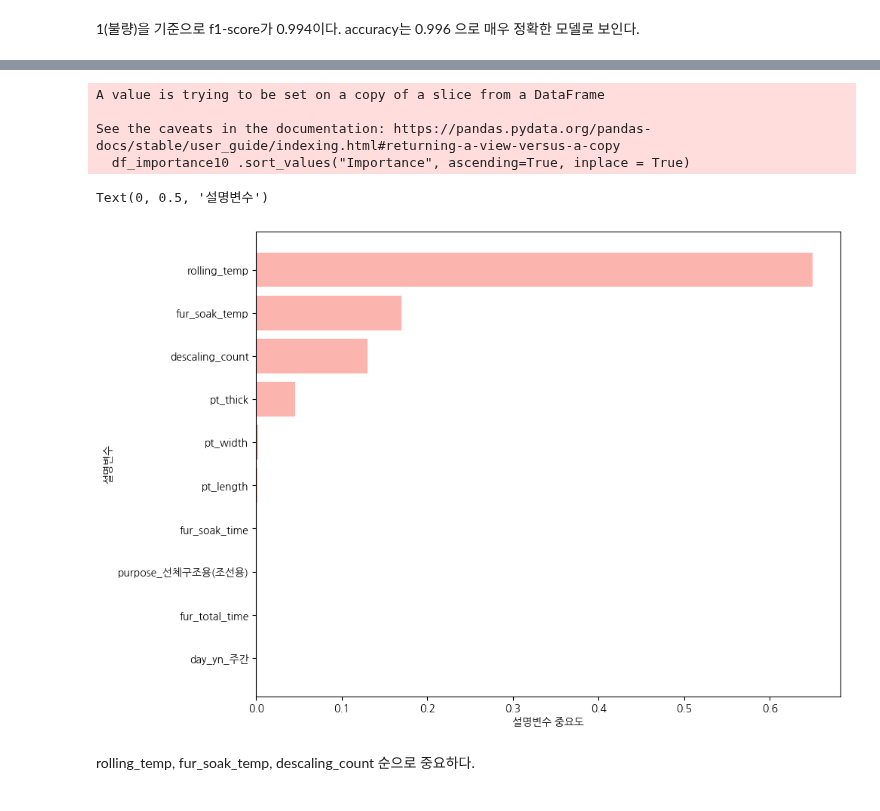
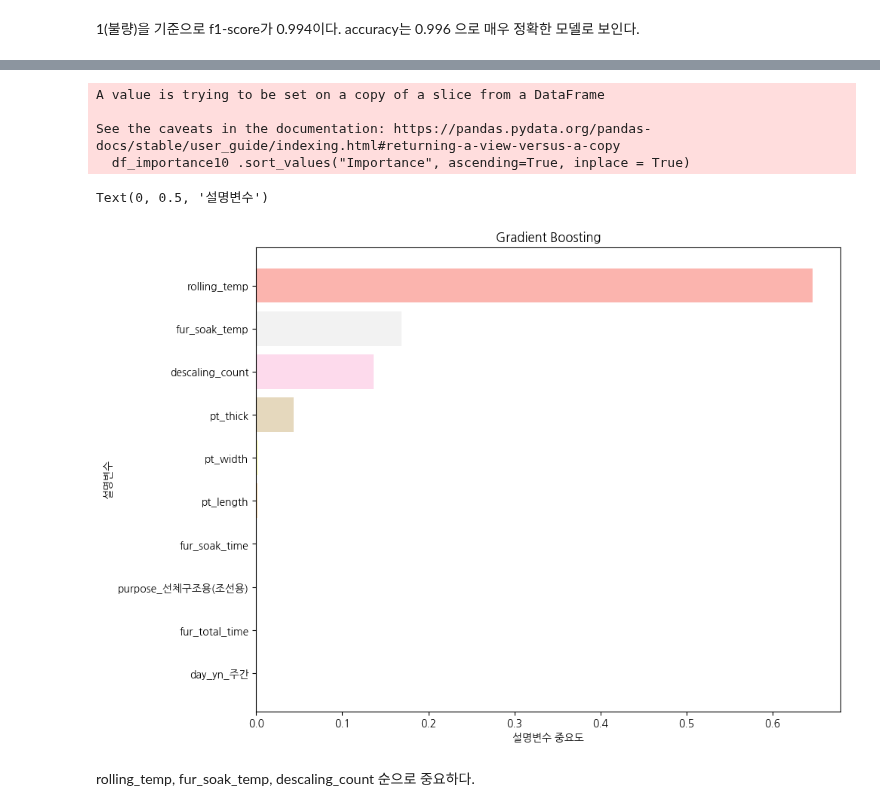
Before and after one commit to Seojiii/plate_project, a Jupyter notebook: 0312_GradientBoosting_plate_hy.ipynb, the cells around one changed output, grey strips where cells are left out. Drawn from its saved outputs; the diff is of its cells as text; code cells hidden in the pictures.

```diff
--- a/0312_GradientBoosting_plate_hy.ipynb
+++ b/0312_GradientBoosting_plate_hy.ipynb
@@ -509,20 +528,22 @@ df_importance10 .round(3)
 # %%
 # 설명변수 중요도 그래프
 # 중요도가 높은 변수를 상위 10개 그림
+palette = sns.color_palette("Pastel1", len(df_importance10))
 fig, ax = plt.subplots(figsize=(10, 8))
 
 df_importance10 .sort_values("Importance", ascending=True, inplace = True)
 coordinates = range(len(df_importance10 ))
-plt.barh(y = coordinates, width = df_importance10 ["Importance"])
+plt.barh(y = coordinates, width = df_importance10 ["Importance"],color = palette)
+plt.title("Gradient Boosting")
 plt.yticks(coordinates, df_importance10 ["Feature"])
 plt.xlabel("설명변수 중요도")
 plt.ylabel("설명변수")
 # %% [output]
 A value is trying to be set on a copy of a slice from a DataFrame
 
 See the caveats in the documentation: https://pandas.pydata.org/pandas-docs/stable/user_guide/indexing.html#returning-a-view-versus-a-copy
   df_importance10 .sort_values("Importance", ascending=True, inplace = True)
 Text(0, 0.5, '설명변수')
-[figure, old version]
+[figure, new version]
 # %% [markdown]
 rolling_temp, fur_soak_temp, descaling_count 순으로 중요하다.
```
Also changed, not shown: parts of 3 cells of this notebook.
